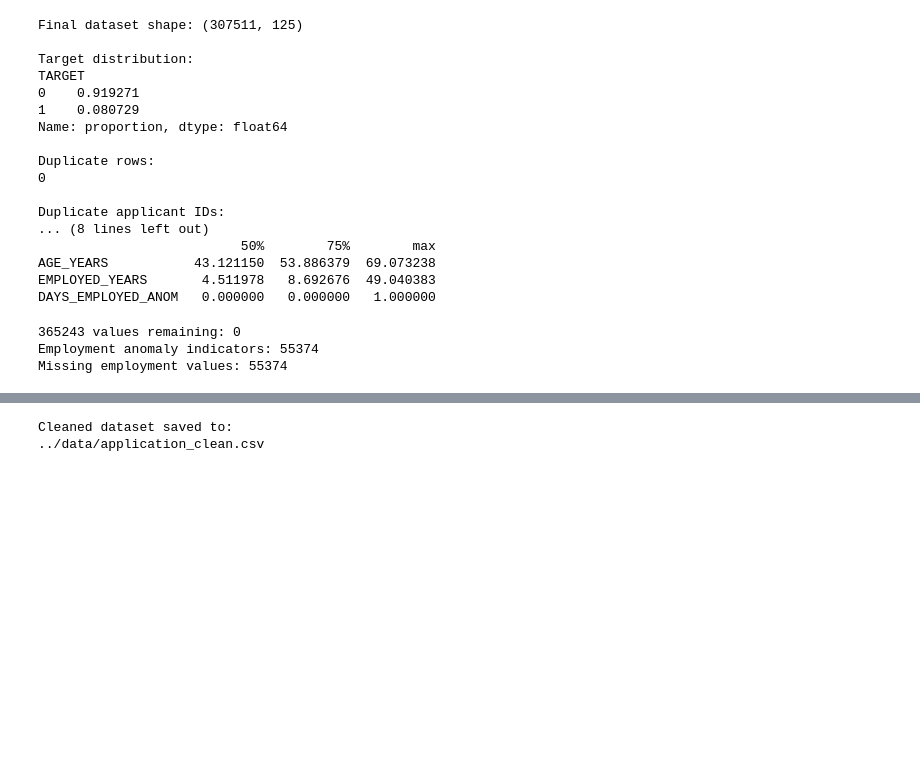
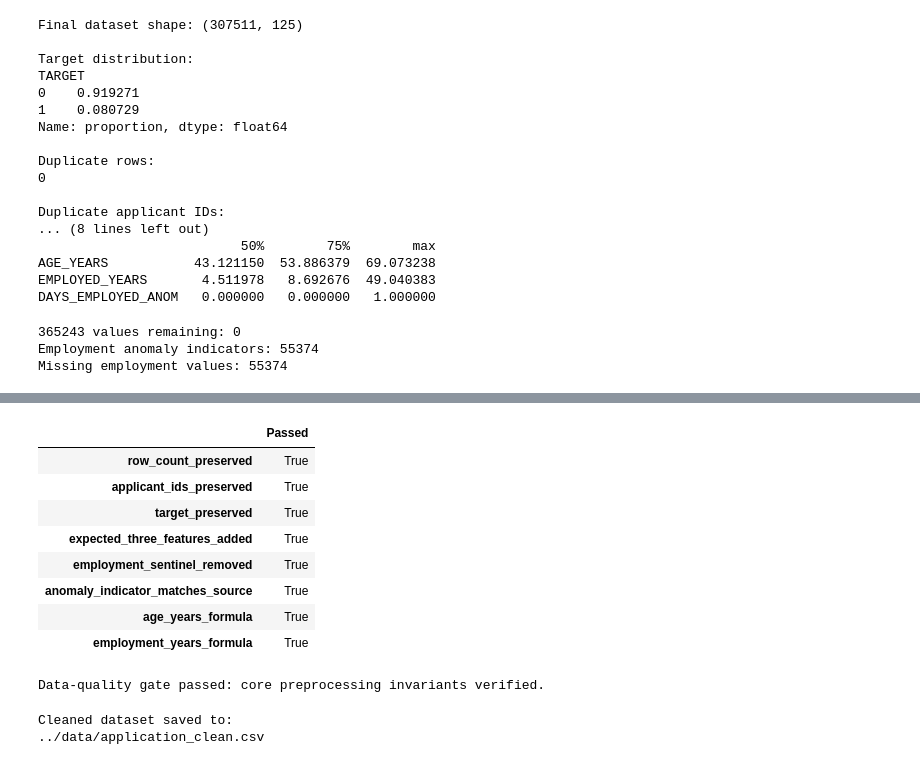
Before and after one commit to dimasputra7/capstone_project_1_fintech, a Jupyter notebook: notebooks/01_Data_EDA.ipynb, the cells around one changed output, grey strips where cells are left out. Saved outputs shown, nothing was run; the diff lists cells and outputs as text; code cells hidden in the pictures; blank space fills up the shorter version.

```diff
--- a/notebooks/01_Data_EDA.ipynb
+++ b/notebooks/01_Data_EDA.ipynb
@@ -749,3 +755,39 @@ Missing employment values: 55374
+# %%
+# Data-quality gate: fail before export if core preprocessing invariants are broken.
+qa_checks = {
+    "row_count_preserved": len(df_clean) == len(df),
+    "applicant_ids_preserved": df_clean["SK_ID_CURR"].equals(df["SK_ID_CURR"]),
+    "target_preserved": df_clean["TARGET"].equals(df["TARGET"]),
+    "expected_three_features_added": df_clean.shape[1] == df.shape[1] + 3,
+    "employment_sentinel_removed": not df_clean["DAYS_EMPLOYED"].eq(365243).any(),
+    "anomaly_indicator_matches_source": df_clean["DAYS_EMPLOYED_ANOM"].equals(
+        df["DAYS_EMPLOYED"].eq(365243).astype(int)
+    ),
+    "age_years_formula": np.allclose(
+        df_clean["AGE_YEARS"], -df["DAYS_BIRTH"] / 365.25, equal_nan=True
+    ),
+    "employment_years_formula": np.allclose(
+        df_clean["EMPLOYED_YEARS"], -df_clean["DAYS_EMPLOYED"] / 365.25,
+        equal_nan=True
+    ),
+}
+qa_results = pd.DataFrame.from_dict(
+    qa_checks, orient="index", columns=["Passed"]
+)
+display(qa_results)
+assert all(qa_checks.values()), "Data-quality gate failed; cleaned CSV not exported."
+print("Data-quality gate passed: core preprocessing invariants verified.")
+# %% [output]
+|  | Passed |
+| row_count_preserved | True |
+| applicant_ids_preserved | True |
+| target_preserved | True |
+| expected_three_features_added | True |
+| employment_sentinel_removed | True |
+| anomaly_indicator_matches_source | True |
+| age_years_formula | True |
+| employment_years_formula | True |
+Data-quality gate passed: core preprocessing invariants verified.
 # %%
 output_path = "../data/application_clean.csv"
 
```
Also changed, not shown: parts of 1 cell of this notebook, 1 other file.
